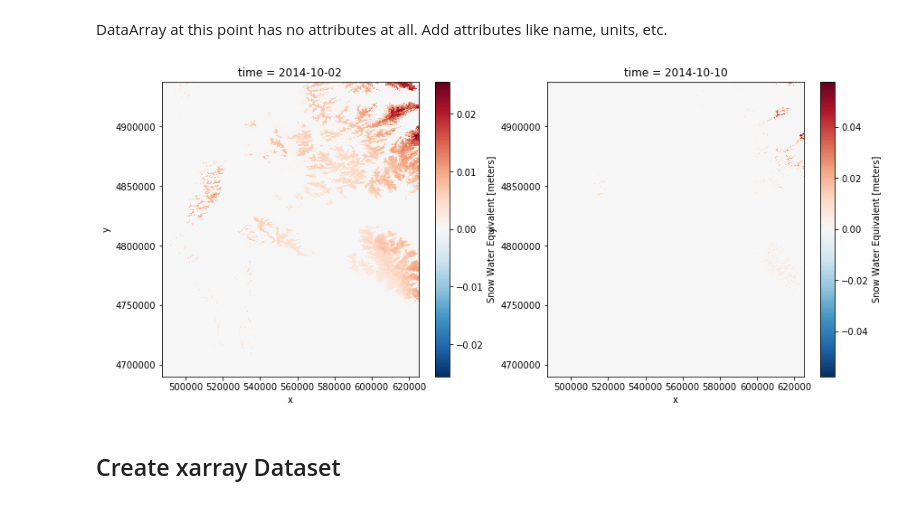
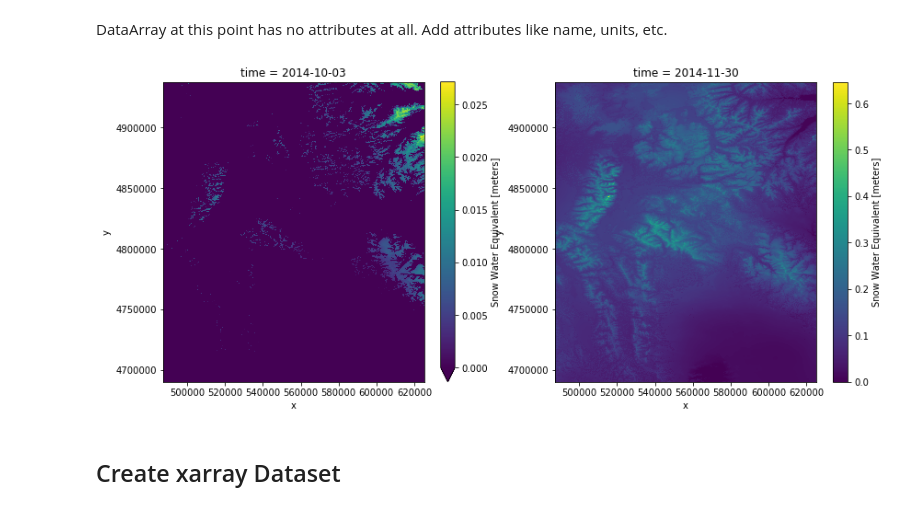
Before and after one commit to snowmodel-tools/postprocess_python, a Jupyter notebook: Read_SnowModeloutput_saveto_netcdf.ipynb, the cells around one changed output. Drawn from its saved outputs; the diff is of its cells as text; code cells hidden in the pictures.

Commit message:
Found and addressed problem with negative values in Read_SnowModeloutput ... notebook

```diff
--- a/Read_SnowModeloutput_saveto_netcdf.ipynb
+++ b/Read_SnowModeloutput_saveto_netcdf.ipynb
@@ -106,12 +102,14 @@ I can't read it all at once b/c it's larger than my available laptop memory (23
 - `count : int.` Number of items to read. ``-1`` means all items (i.e., the complete file).
 # %%
 nxy = len(lon)*len(lat)
-nts = 10 # number of time steps to read
+nts = 65 # number of time steps to read
 # %%
 # open grads model output file into a numpy array
+# using buffering=0 didn't make any apparent difference
 with open(inFile, 'rb') as gradsfile:
-    numpy_data = np.fromfile(inFile, dtype='float32', count=nts*nxy)
-    numpy_data = np.reshape(numpy_data, (nts, ny, nx))
+    # other dtype options: 'float32', <f'
+    numpy_data = np.fromfile(gradsfile, dtype=np.float32, count=nts*nxy)
+    numpy_data = numpy_data.reshape((nts, ny, nx))
 
 numpy_data.shape
 # %% [output]
@@ -152,9 +167,9 @@ swe.attrs['units'] = 'meters'
 # %%
 fig, ax = plt.subplots(1, 2, figsize=(14, 6))
-swe[1,:,:].plot(ax=ax[0])
-swe[-1,:,:].plot(ax=ax[1]);
+swe[2,:,:].plot(ax=ax[0], vmin=0)
+swe[60,:,:].plot(ax=ax[1], vmin=0);
 # %% [output]
-[figure, old version]
+[figure, new version]
 # %% [markdown]
 ## Create xarray Dataset
 # %%
```
Also changed, not shown: parts of 7 cells of this notebook.
